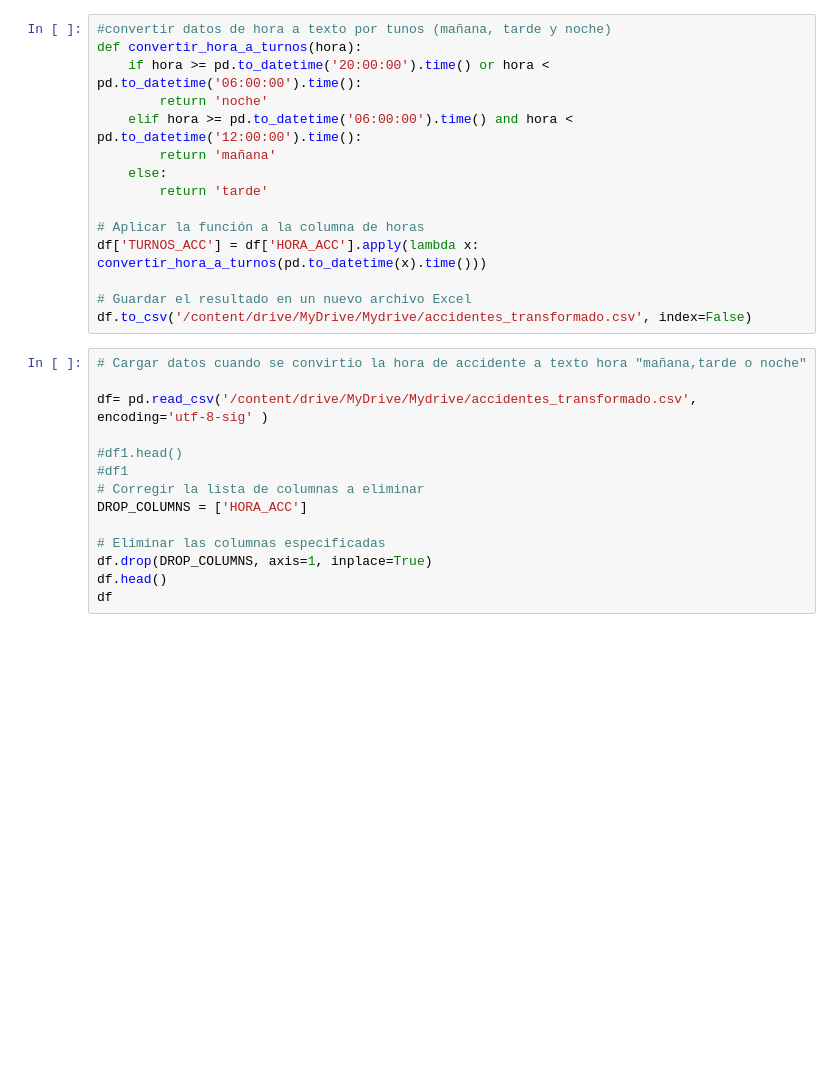
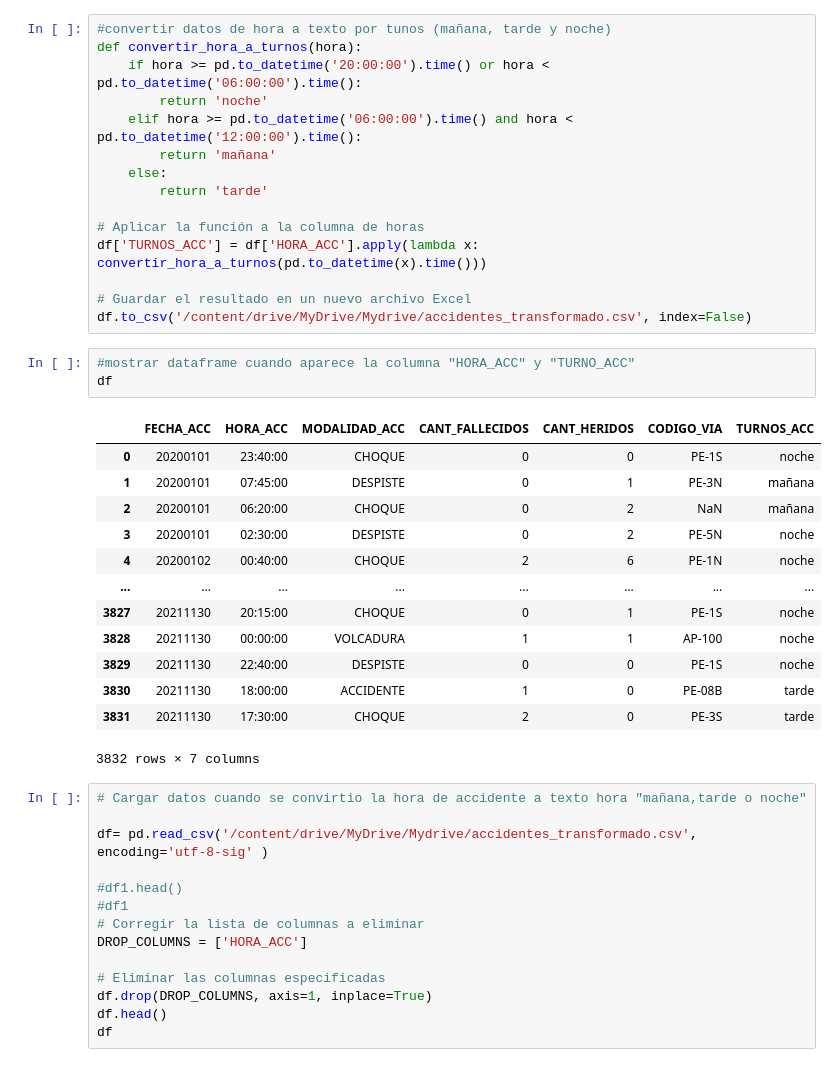
Before and after one commit to voz-mk/sistemas-inteligentes, a Jupyter notebook: main.ipynb, the cells around one changed output. Saved outputs shown, nothing was run; the diff lists cells and outputs as text; blank space fills up the shorter version.

Commit message:
actualizacion de convertir datos de hora a texto por tunos (mañana, tarde y noche) y eliminar columna "HORA_ACC"

```diff
--- a/main.ipynb
+++ b/main.ipynb
@@ -71,6 +71,23 @@ df['TURNOS_ACC'] = df['HORA_ACC'].apply(lambda x: convertir_hora_a_turnos(pd.to_
 
 # Guardar el resultado en un nuevo archivo Excel
 df.to_csv('/content/drive/MyDrive/Mydrive/accidentes_transformado.csv', index=False)
+# %%
+#mostrar dataframe cuando aparece la columna "HORA_ACC" y "TURNO_ACC"
+df
+# %% [output]
+|  | FECHA_ACC | HORA_ACC | MODALIDAD_ACC | CANT_FALLECIDOS | CANT_HERIDOS | CODIGO_VIA | TURNOS_ACC |
+| 0 | 20200101 | 23:40:00 | CHOQUE | 0 | 0 | PE-1S | noche |
+| 1 | 20200101 | 07:45:00 | DESPISTE | 0 | 1 | PE-3N | mañana |
+| 2 | 20200101 | 06:20:00 | CHOQUE | 0 | 2 | NaN | mañana |
+| 3 | 20200101 | 02:30:00 | DESPISTE | 0 | 2 | PE-5N | noche |
+| 4 | 20200102 | 00:40:00 | CHOQUE | 2 | 6 | PE-1N | noche |
+| ... | ... | ... | ... | ... | ... | ... | ... |
+| 3827 | 20211130 | 20:15:00 | CHOQUE | 0 | 1 | PE-1S | noche |
+| 3828 | 20211130 | 00:00:00 | VOLCADURA | 1 | 1 | AP-100 | noche |
+| 3829 | 20211130 | 22:40:00 | DESPISTE | 0 | 0 | PE-1S | noche |
+| 3830 | 20211130 | 18:00:00 | ACCIDENTE | 1 | 0 | PE-08B | tarde |
+| 3831 | 20211130 | 17:30:00 | CHOQUE | 2 | 0 | PE-3S | tarde |
+3832 rows × 7 columns
 # %%
 # Cargar datos cuando se convirtio la hora de accidente a texto hora "mañana,tarde o noche"
 
```
Also changed, not shown: parts of 1 cell of this notebook.
